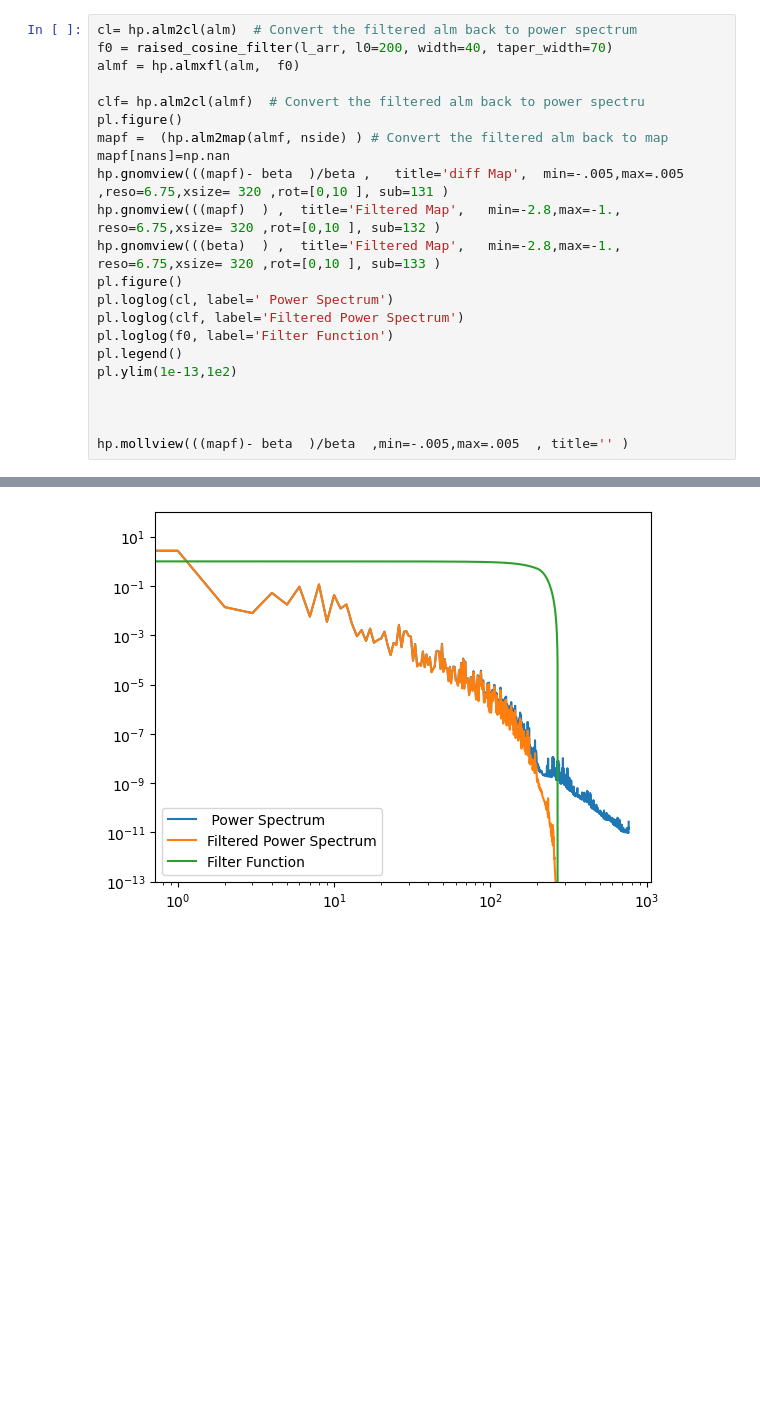
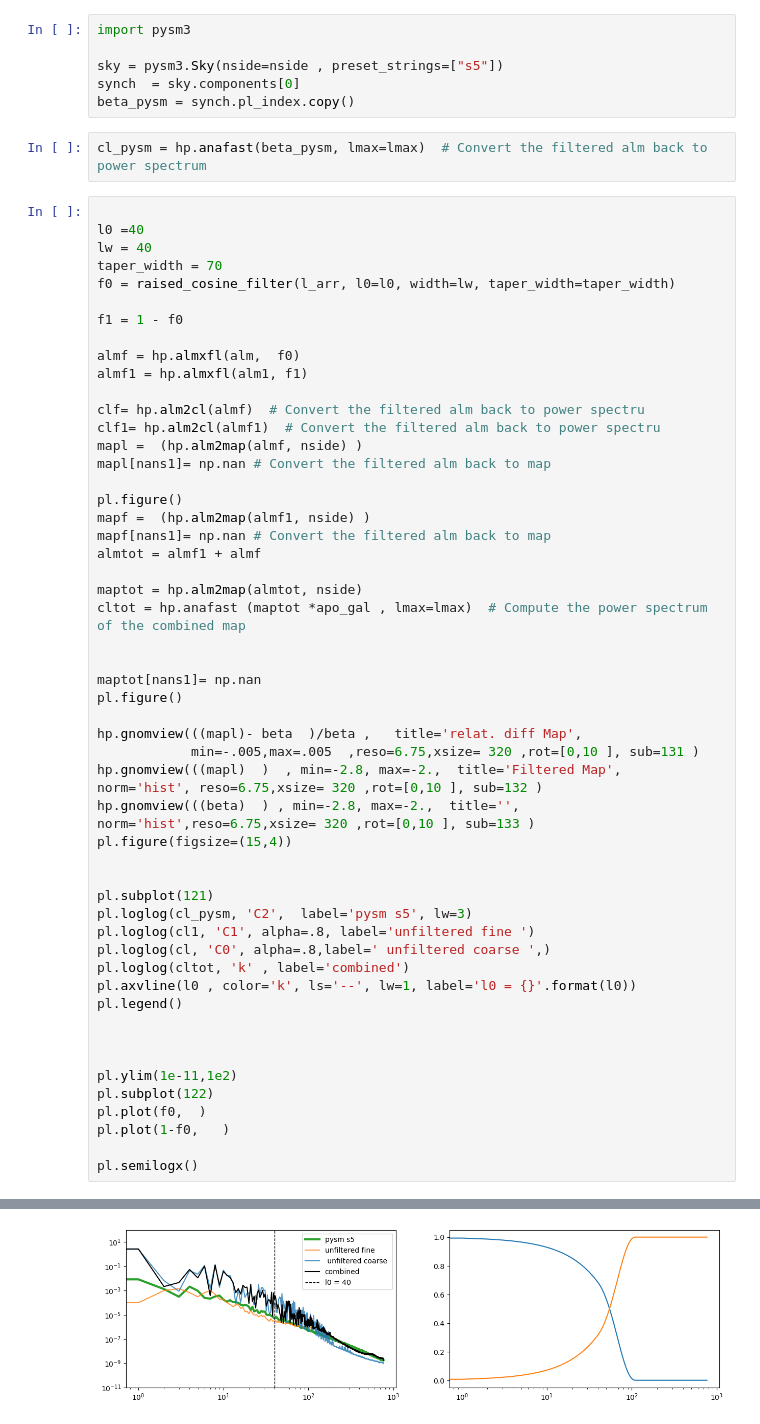
Before and after one commit to giuspugl/fitting_synchrotron, a Jupyter notebook: matching_spectral_maps.ipynb, the cells around one changed output, grey strips where cells are left out. Saved outputs shown, nothing was run; the diff lists cells and outputs as text; blank space fills up the shorter version.

Commit message:
combining coarse and fine reso parameter maps

```diff
--- a/matching_spectral_maps.ipynb
+++ b/matching_spectral_maps.ipynb
@@ -44,23 +83,61 @@ l_arr = np.arange(lmax + 1)
+# %%
+import pysm3
+
+sky = pysm3.Sky(nside=nside , preset_strings=["s5"])
+synch  = sky.components[0]
+beta_pysm = synch.pl_index.copy()
+# %%
+cl_pysm = hp.anafast(beta_pysm, lmax=lmax)  # Convert the filtered alm back to power spectrum
 # %%
-cl= hp.alm2cl(alm)  # Convert the filtered alm back to power spectrum
-f0 = raised_cosine_filter(l_arr, l0=200, width=40, taper_width=70)
+
+l0 =40
+lw = 40
+taper_width = 70
+f0 = raised_cosine_filter(l_arr, l0=l0, width=lw, taper_width=taper_width)
+
+f1 = 1 - f0
+
 almf = hp.almxfl(alm,  f0)
+almf1 = hp.almxfl(alm1, f1)
 
 clf= hp.alm2cl(almf)  # Convert the filtered alm back to power spectru
+clf1= hp.alm2cl(almf1)  # Convert the filtered alm back to power spectru
+mapl =  (hp.alm2map(almf, nside) )
+mapl[nans1]= np.nan # Convert the filtered alm back to map
+
 pl.figure()
-mapf =  (hp.alm2map(almf, nside) ) # Convert the filtered alm back to map
-mapf[nans]=np.nan
-hp.gnomview(((mapf)- beta  )/beta ,   title='diff Map',  min=-.005,max=.005  ,reso=6.75,xsize= 320 ,rot=[0,10 ], sub=131 )
-hp.gnomview(((mapf)  ) ,  title='Filtered Map',   min=-2.8,max=-1., reso=6.75,xsize= 320 ,rot=[0,10 ], sub=132 )
-hp.gnomview(((beta)  ) ,  title='Filtered Map',   min=-2.8,max=-1., reso=6.75,xsize= 320 ,rot=[0,10 ], sub=133 )
+mapf =  (hp.alm2map(almf1, nside) )
+mapf[nans1]= np.nan # Convert the filtered alm back to map
+almtot = almf1 + almf
+
+maptot = hp.alm2map(almtot, nside)
+cltot = hp.anafast (maptot *apo_gal , lmax=lmax)  # Compute the power spectrum of the combined map
+
+
+maptot[nans1]= np.nan
 pl.figure()
-pl.loglog(cl, label=' Power Spectrum')
-pl.loglog(clf, label='Filtered Power Spectrum')
-pl.loglog(f0, label='Filter Function')
+
+hp.gnomview(((mapl)- beta  )/beta ,   title='relat. diff Map',
+            min=-.005,max=.005  ,reso=6.75,xsize= 320 ,rot=[0,10 ], sub=131 )
+hp.gnomview(((mapl)  )  , min=-2.8, max=-2.,  title='Filtered Map',  norm='hist', reso=6.75,xsize= 320 ,rot=[0,10 ], sub=132 )
+hp.gnomview(((beta)  ) , min=-2.8, max=-2.,  title='',    norm='hist',reso=6.75,xsize= 320 ,rot=[0,10 ], sub=133 )
+pl.figure(figsize=(15,4))
+
+
+pl.subplot(121)
+pl.loglog(cl_pysm, 'C2',  label='pysm s5', lw=3)
+pl.loglog(cl1, 'C1', alpha=.8, label='unfiltered fine ')
+pl.loglog(cl, 'C0', alpha=.8,label=' unfiltered coarse ',)
+pl.loglog(cltot, 'k' , label='combined')
+pl.axvline(l0 , color='k', ls='--', lw=1, label='l0 = {}'.format(l0))
 pl.legend()
-pl.ylim(1e-13,1e2)
 
 
 
-hp.mollview(((mapf)- beta  )/beta  ,min=-.005,max=.005  , title='' )
+pl.ylim(1e-11,1e2)
+pl.subplot(122)
+pl.plot(f0,  )
+pl.plot(1-f0,   )
+
+pl.semilogx()
 # %% [output]
@@ -68 +147 @@ hp.mollview(((mapf)- beta  )/beta  ,min=-.005,max=.005  , title='' )
-[figure, old version]
+[figure, new version]
```
Also changed, not shown: parts of 17 cells of this notebook, 3 other files.
